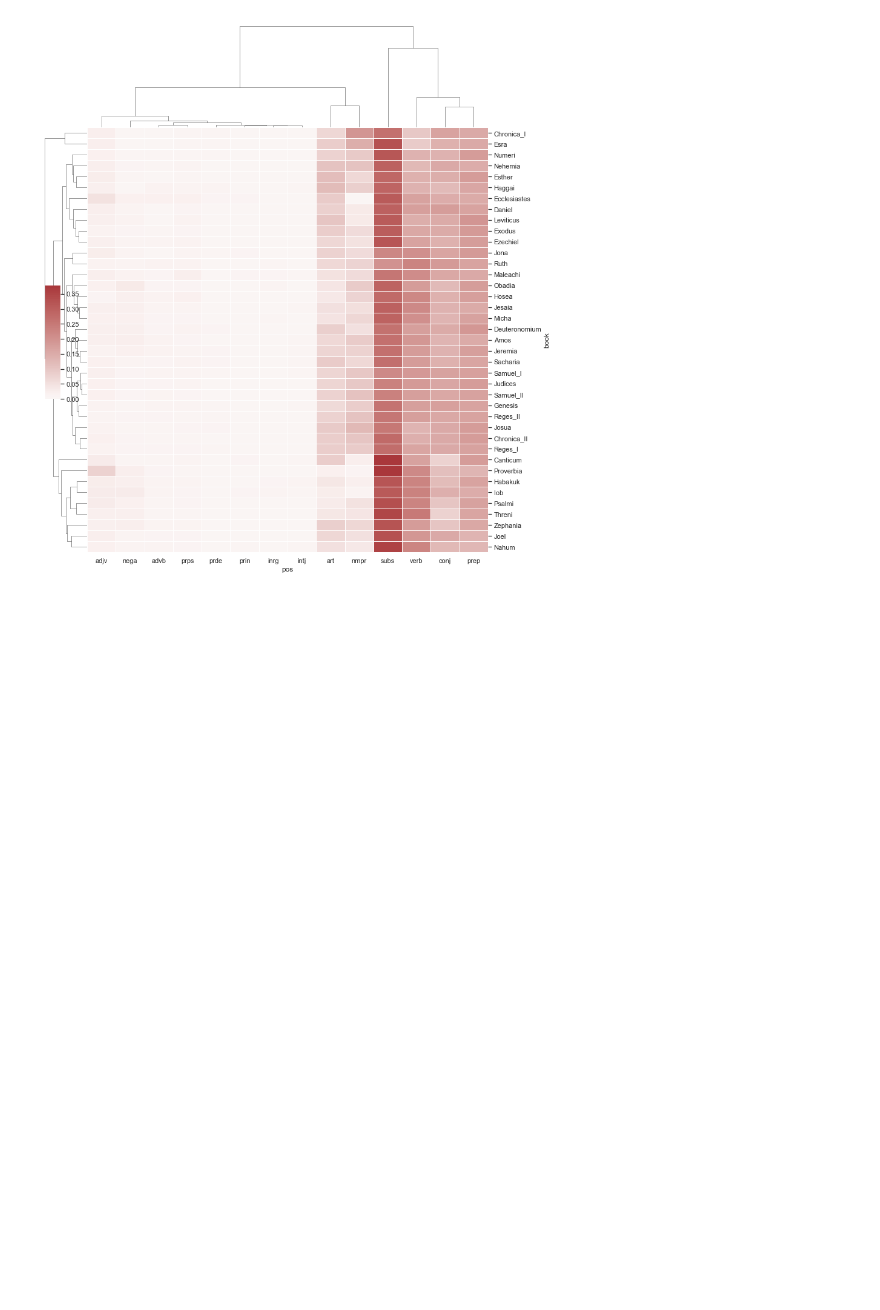
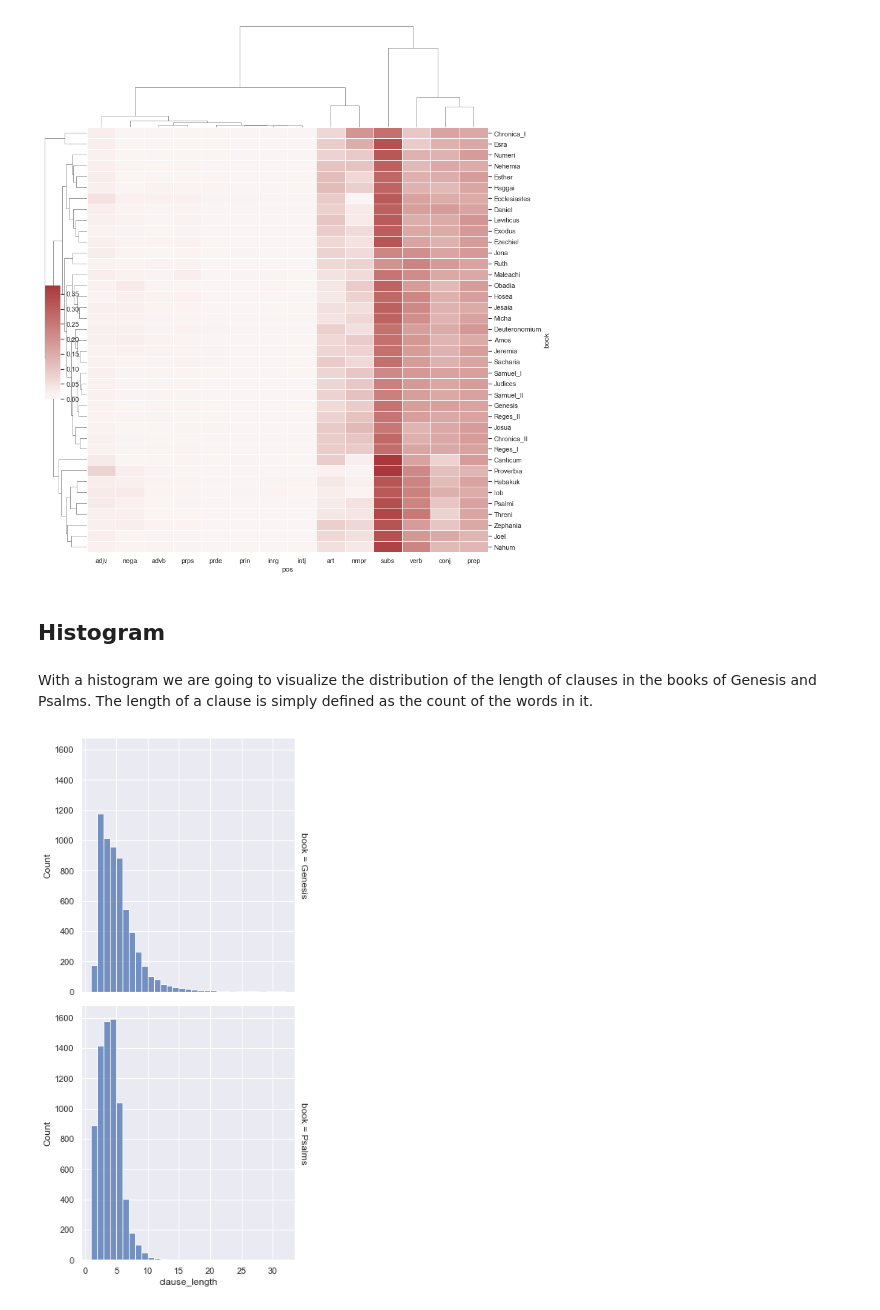
Before and after one commit to DT-UCPH/workshop_ancient_text_analysis, a Jupyter notebook: materials/visualizations/vizualizations_with_seaborn.ipynb, the cells around one changed output. Saved outputs shown, nothing was run; the diff lists cells and outputs as text; code cells hidden in the pictures; blank space fills up the shorter version.

Commit message:
added histograms

```diff
--- a/materials/visualizations/vizualizations_with_seaborn.ipynb
+++ b/materials/visualizations/vizualizations_with_seaborn.ipynb
@@ -236,3 +236,29 @@ g = sns.clustermap(stand_df,
                    linewidths=.75, figsize=(12, 13))
 # %% [output]
 [figure]
+# %% [markdown]
+## Histogram
+# %% [markdown]
+With a histogram we are going to visualize the distribution of the length of clauses in the books of Genesis and Psalms. The length of a clause is simply defined as the count of the words in it.
+# %%
+book_names = []
+clause_lengths = []
+
+for cl in F.otype.s('clause'):
+    bo, ch, ve = T.sectionFromNode(cl)
+    if bo in {'Genesis', 'Psalms'}:
+        cl_length = len(L.d(cl, 'word'))
+        book_names.append(bo)
+        clause_lengths.append(cl_length)
+# %%
+cl_len_df = pd.DataFrame(zip(book_names, clause_lengths))
+cl_len_df.columns = ['book', 'clause_length']
+# %%
+sns.set_theme(style="darkgrid")
+
+ax = sns.displot(cl_len_df,
+                 x='clause_length', row='book',
+                 binwidth=1, height=5, facet_kws=dict(margin_titles=True),
+)
+# %% [output]
+[figure, added]
```
Also changed, not shown: parts of 2 cells of this notebook.
